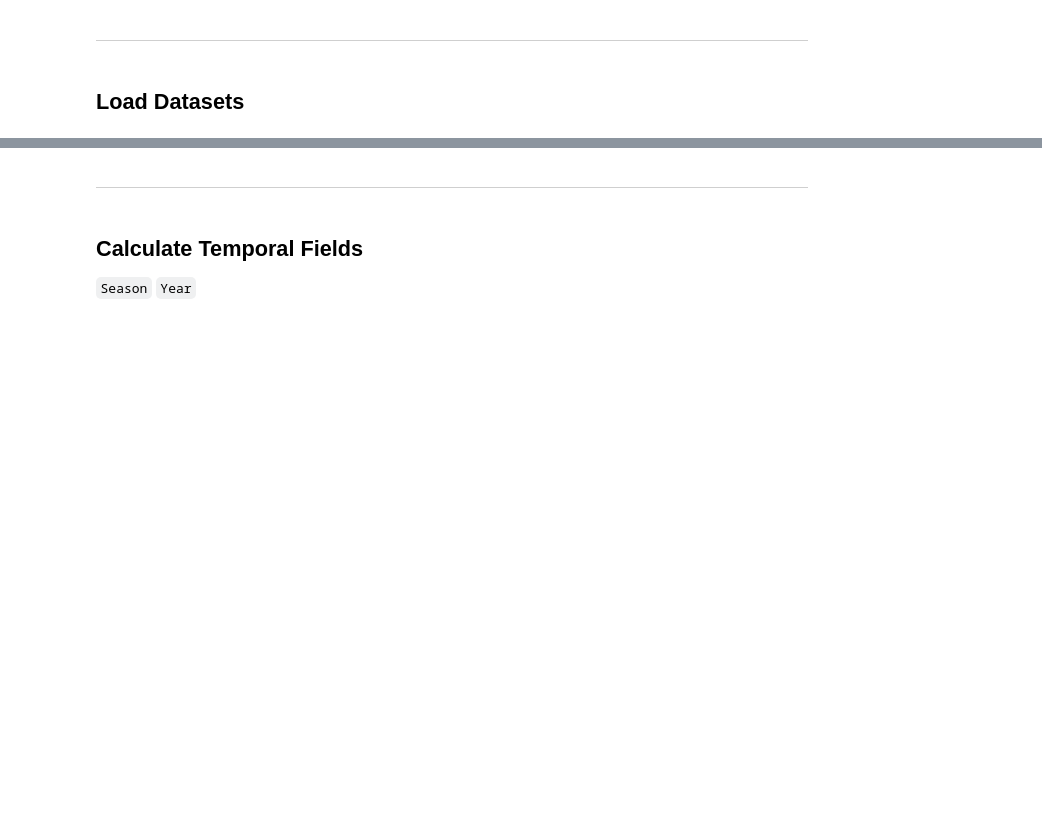
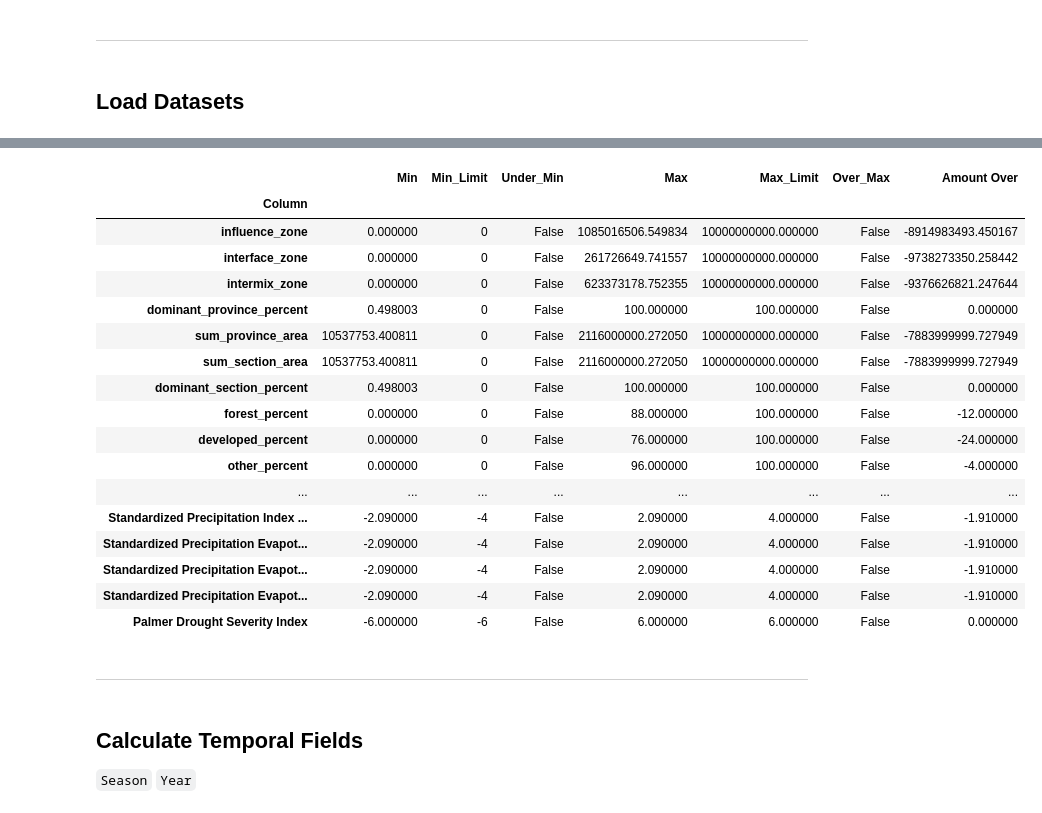
Before and after one commit to dustinlit/California-Wildfire-Ignition-ML-Modeling, a Jupyter notebook: notebooks/03_Feature_Engineering.ipynb, the cells around one changed output, grey strips where cells are left out. Saved outputs shown, nothing was run; the diff lists cells and outputs as text; code cells hidden in the pictures; blank space fills up the shorter version.

```diff
--- a/notebooks/03_Feature_Engineering.ipynb
+++ b/notebooks/03_Feature_Engineering.ipynb
@@ -66,0 +138,44 @@ samples = pd.read_csv("../data/processed/samples_fires.csv")
+# %%
+cols = limits.index.intersection(samples.columns)
+
+samples.loc[:, cols] = samples[cols].clip(
+    upper=limits.loc[cols, 'Max_Limit'],
+    lower=limits.loc[cols, 'Min_Limit'],
+    axis=1
+)
+# %%
+text_columns = ['Sample_ID', 'Date', 'grid_id',
+       'geometry', 'fire_count', 'total_fire_damage','acres','area_in_cali',
+                'acres_per_day','damage_per_day','acres_burned_so_far','damage_so_far','centroid_easting',
+       'centroid_northing','dominant_province_description','dominant_section_description',
+                'maximum_x', 'minimum_y', 'maximum_y', 'minimum_x','NDVI_mean_difference_has_value','stations_missing_levels'
+               ]
+
+numerical_samples = samples.drop(columns=text_columns)
+# %%
+limit['Max'] = numerical_samples[limit.index].max()
+limit['Min'] = numerical_samples[limit.index].min()
+limit['Under_Min'] = limit['Min'] < limit['Min_Limit']
+limit['Over_Max'] = limit['Max'] > limit['Max_Limit']
+limit['Amount Over'] = limit['Max'] - limit['Max_Limit']
+# %%
+limit[['Min','Min_Limit','Under_Min','Max','Max_Limit','Over_Max','Amount Over']]
+# %% [output]
+|  | Min | Min_Limit | Under_Min | Max | Max_Limit | Over_Max | Amount Over |
+| Column |  |  |  |  |  |  |  |
+| influence_zone | 0.000000 | 0 | False | 1085016506.549834 | 10000000000.000000 | False | -8914983493.450167 |
+| interface_zone | 0.000000 | 0 | False | 261726649.741557 | 10000000000.000000 | False | -9738273350.258442 |
+| intermix_zone | 0.000000 | 0 | False | 623373178.752355 | 10000000000.000000 | False | -9376626821.247644 |
+| dominant_province_percent | 0.498003 | 0 | False | 100.000000 | 100.000000 | False | 0.000000 |
+| sum_province_area | 10537753.400811 | 0 | False | 2116000000.272050 | 10000000000.000000 | False | -7883999999.727949 |
+| sum_section_area | 10537753.400811 | 0 | False | 2116000000.272050 | 10000000000.000000 | False | -7883999999.727949 |
+| dominant_section_percent | 0.498003 | 0 | False | 100.000000 | 100.000000 | False | 0.000000 |
+| forest_percent | 0.000000 | 0 | False | 88.000000 | 100.000000 | False | -12.000000 |
+| developed_percent | 0.000000 | 0 | False | 76.000000 | 100.000000 | False | -24.000000 |
+| other_percent | 0.000000 | 0 | False | 96.000000 | 100.000000 | False | -4.000000 |
+| ... | ... | ... | ... | ... | ... | ... | ... |
+| Standardized Precipitation Index ... | -2.090000 | -4 | False | 2.090000 | 4.000000 | False | -1.910000 |
+| Standardized Precipitation Evapot... | -2.090000 | -4 | False | 2.090000 | 4.000000 | False | -1.910000 |
+| Standardized Precipitation Evapot... | -2.090000 | -4 | False | 2.090000 | 4.000000 | False | -1.910000 |
+| Standardized Precipitation Evapot... | -2.090000 | -4 | False | 2.090000 | 4.000000 | False | -1.910000 |
+| Palmer Drought Severity Index | -6.000000 | -6 | False | 6.000000 | 6.000000 | False | 0.000000 |
```
Also changed, not shown: parts of 14 cells of this notebook, 19 other files.
